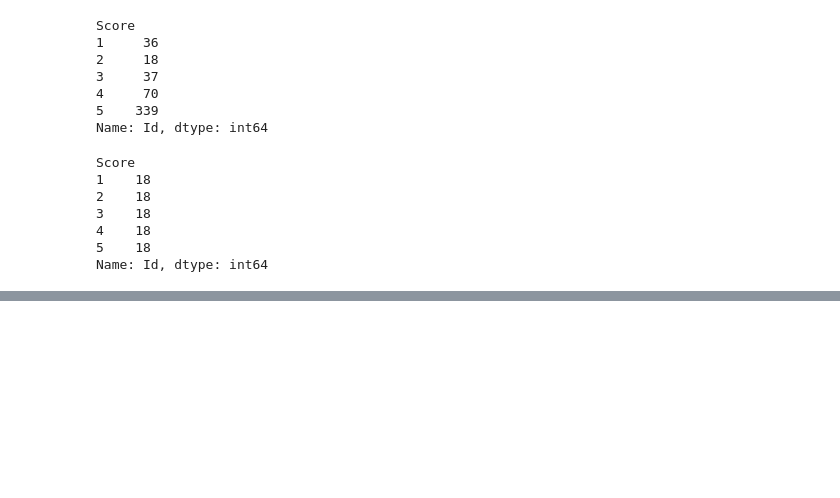
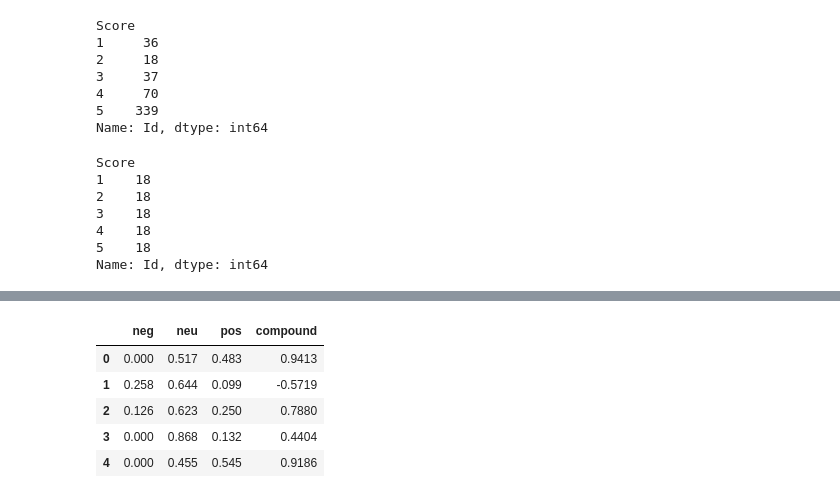
Before and after one commit to vikas926/Excler, a Jupyter notebook: NLP.ipynb, the cells around one changed output, grey strips where cells are left out. Drawn from its saved outputs; the diff is of its cells as text; code cells hidden in the pictures; blank space fills up the shorter version.

```diff
--- a/NLP.ipynb
+++ b/NLP.ipynb
@@ -128,0 +164,20 @@ plt.show()
+# %%
+import seaborn as sns
+from vaderSentiment.vaderSentiment import SentimentIntensityAnalyzer
+plt.style.use('fivethirtyeight')
+cp = sns.color_palette()
+analyzer = SentimentIntensityAnalyzer()
+emptyline=[]
+for row in df['Text']:
+    vs=analyzer.polarity_scores(row)
+    emptyline.append(vs)
+# %%
+df_sentiments=pd.DataFrame(emptyline)
+df_sentiments.head()
+# %% [output]
+|  | neg | neu | pos | compound |
+| 0 | 0.000 | 0.517 | 0.483 | 0.9413 |
+| 1 | 0.258 | 0.644 | 0.099 | -0.5719 |
+| 2 | 0.126 | 0.623 | 0.250 | 0.7880 |
+| 3 | 0.000 | 0.868 | 0.132 | 0.4404 |
+| 4 | 0.000 | 0.455 | 0.545 | 0.9186 |
```
Also changed, not shown: parts of 6 cells of this notebook.
